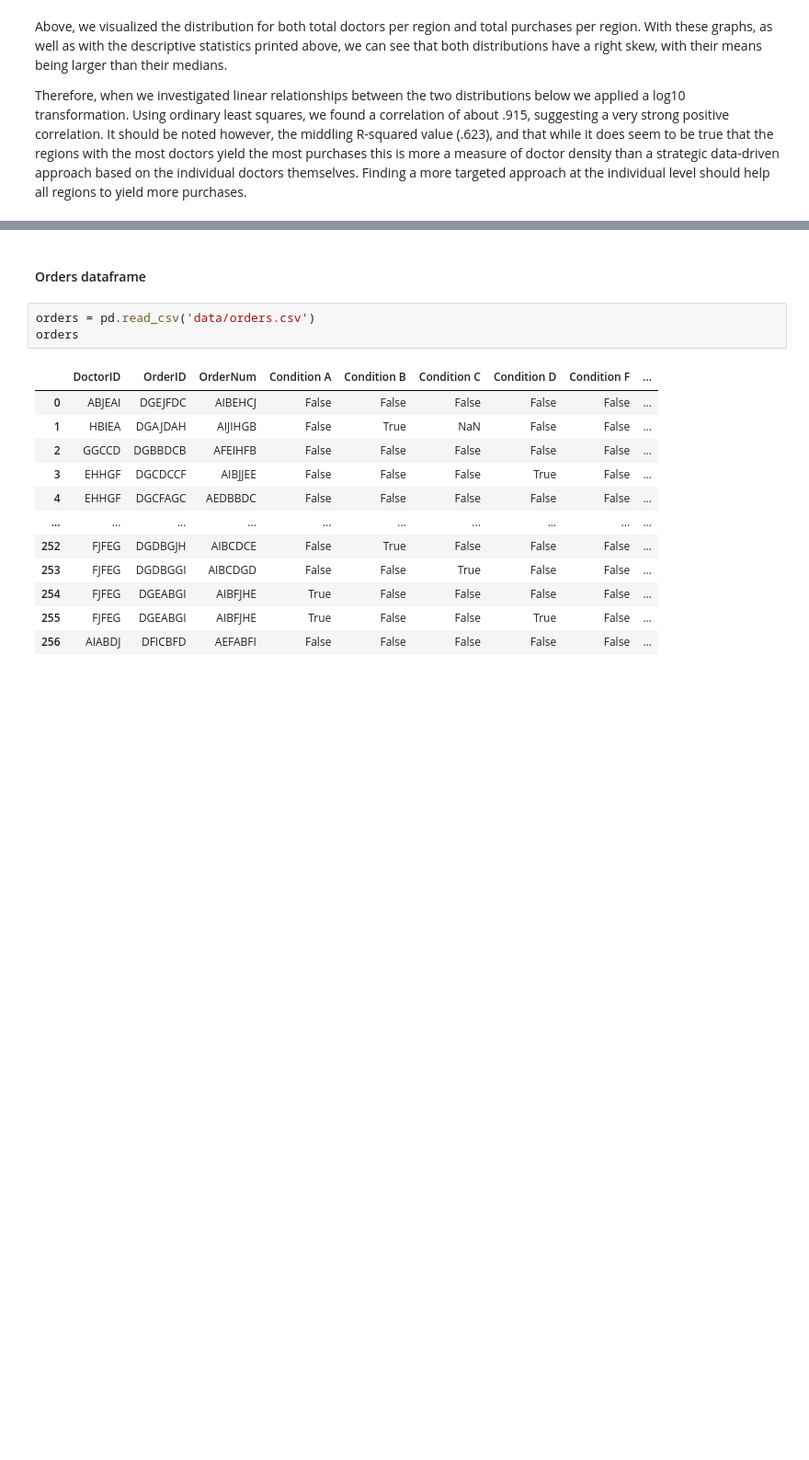
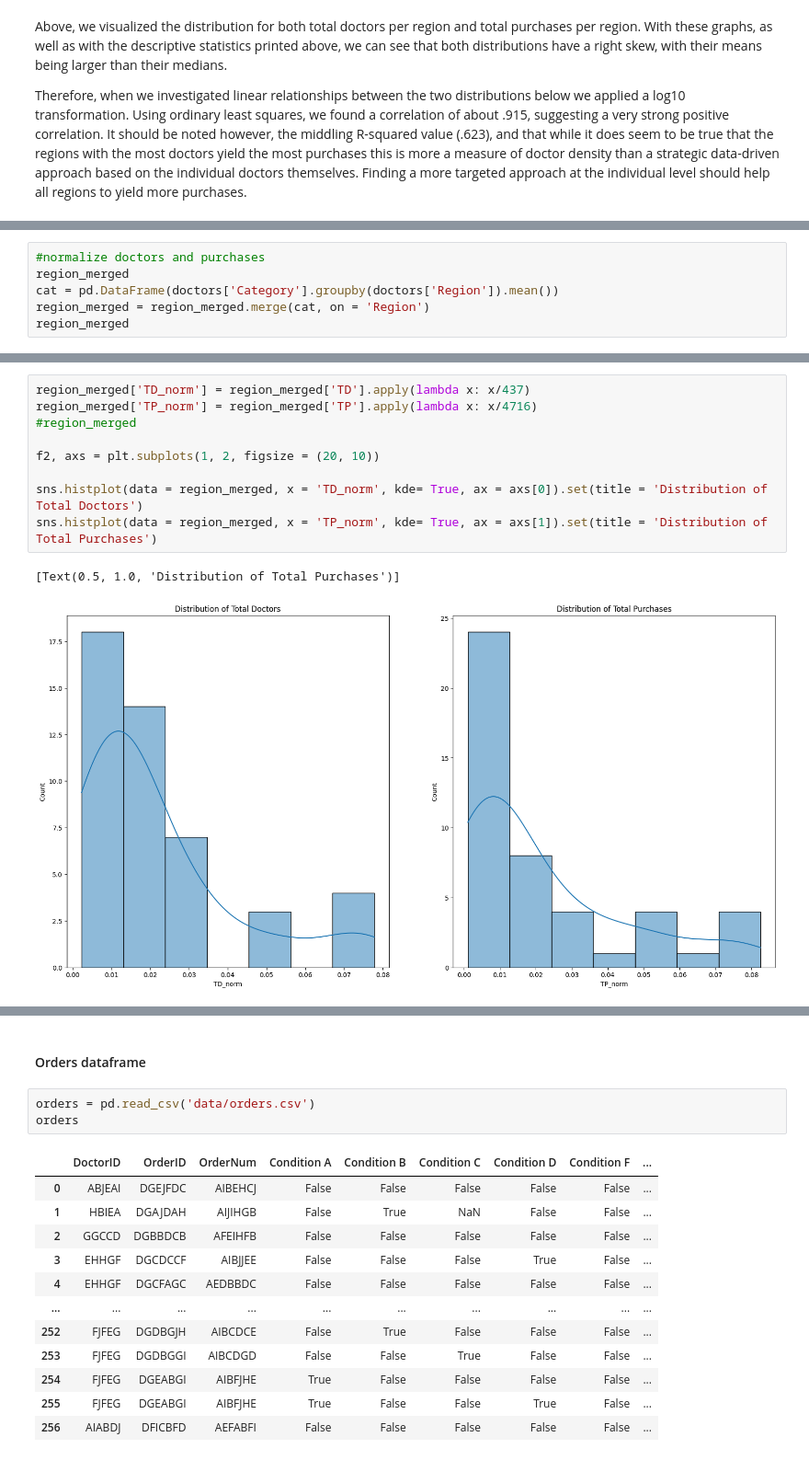
Before and after one commit to KBrandt57/COGS_118B_Project, a Jupyter notebook: eda_notebook.ipynb, the cells around one changed output, grey strips where cells are left out. Shown at 92% size. Cells and saved outputs as stored; diff of their text form; blank space fills up the shorter version.

```diff
--- a/eda_notebook.ipynb
+++ b/eda_notebook.ipynb
@@ -285,0 +288,6 @@ sns.lmplot(data = region_merged, x = 'TD_log10', y = 'TP_log10')
+# %%
+#normalize doctors and purchases
+region_merged
+cat = pd.DataFrame(doctors['Category'].groupby(doctors['Region']).mean())
+region_merged = region_merged.merge(cat, on = 'Region')
+region_merged
@@ -285,0 +352,12 @@ sns.lmplot(data = region_merged, x = 'TD_log10', y = 'TP_log10')
+# %%
+region_merged['TD_norm'] = region_merged['TD'].apply(lambda x: x/437)
+region_merged['TP_norm'] = region_merged['TP'].apply(lambda x: x/4716)
+#region_merged
+
+f2, axs = plt.subplots(1, 2, figsize = (20, 10))
+
+sns.histplot(data = region_merged, x = 'TD_norm', kde= True, ax = axs[0]).set(title = 'Distribution of Total Doctors')
+sns.histplot(data = region_merged, x = 'TP_norm', kde= True, ax = axs[1]).set(title = 'Distribution of Total Purchases')
+# %% [output]
+[Text(0.5, 1.0, 'Distribution of Total Purchases')]
+[figure, added]
```
Also changed, not shown: parts of 28 cells of this notebook, 5 other files.
